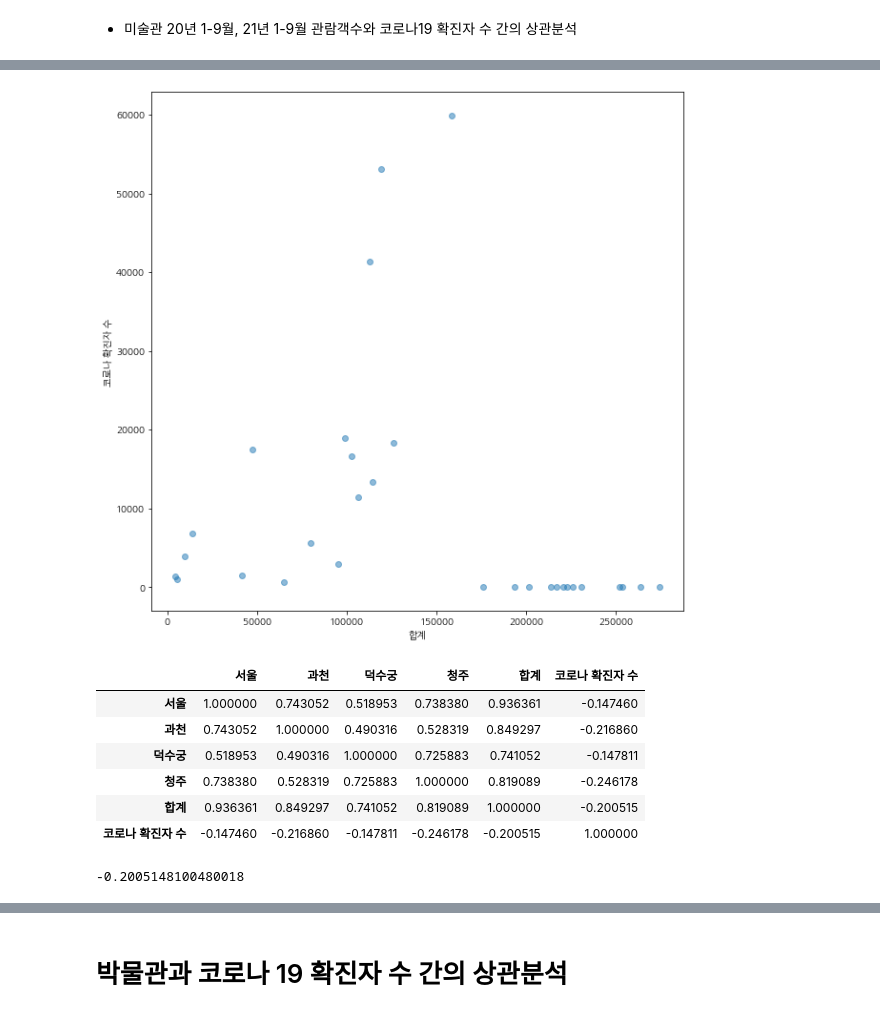
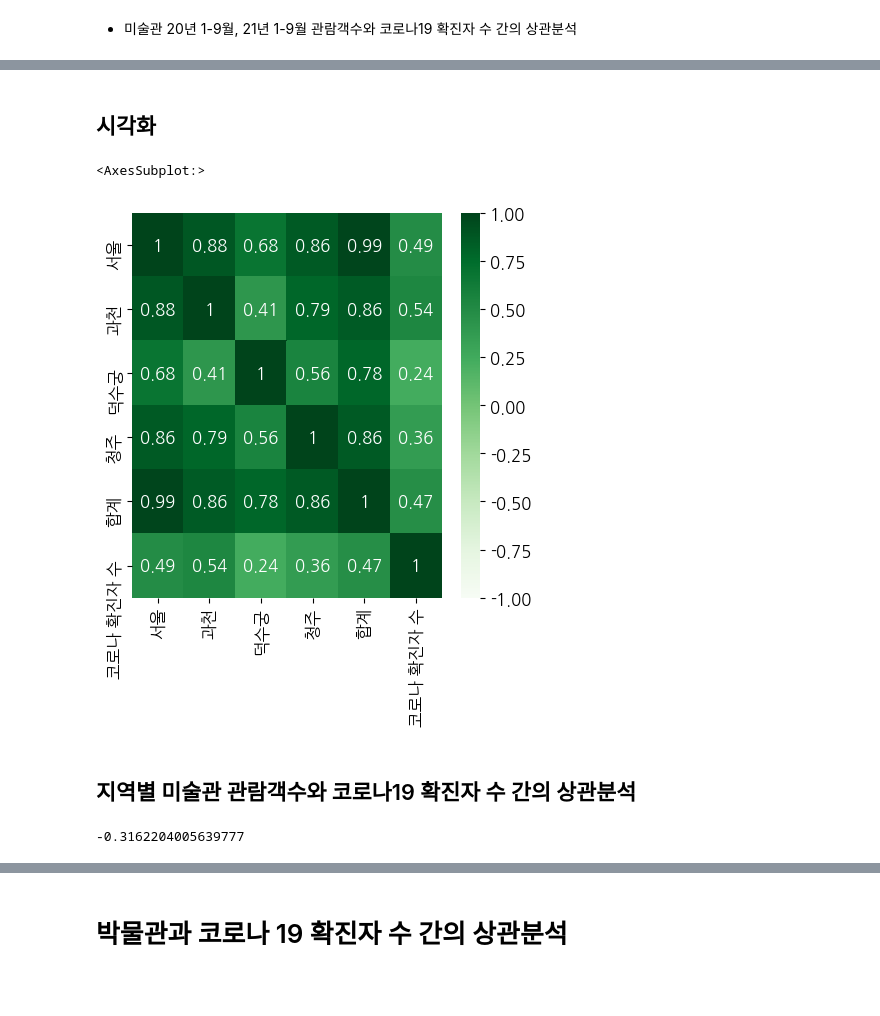
Before and after one commit to Hyeonjiwon/Python-Study, a Jupyter notebook: Data analysis/상관분석.ipynb, the cells around one changed output, grey strips where cells are left out. Drawn from its saved outputs; the diff is of its cells as text; code cells hidden in the pictures; blank space fills up the shorter version.

```diff
--- a/Data analysis/상관분석.ipynb
+++ b/Data analysis/상관분석.ipynb
@@ -62,0 +21,3 @@ dtype: int64
+# %%
+# 2020 + 2021
+test_df = pd.concat([art_df_20, art_df_21], axis = 0)
@@ -63,3 +31,5 @@ dtype: int64
+# %% [markdown]
+## 시각화
 # %%
 import matplotlib.pyplot as plt
 import matplotlib
@@ -69,27 +40,18 @@ matplotlib.rcParams['axes.unicode_minus'] = False
-# %%
-x = test_df['합계'].values
-y = test_df['코로나 확진자 수'].values
-
-plt.scatter(x, y, alpha = 0.5)
-plt.xlabel('합계')
-plt.ylabel('코로나 확진자 수')
-plt.show()
-# %% [output]
-[figure, removed]
-# %%
-# 피어슨 상관계수
-corr = test_df.corr(method = 'pearson')
-corr
-# %% [output]
-|  | 서울 | 과천 | 덕수궁 | 청주 | 합계 | 코로나 확진자 수 |
-| 서울 | 1.000000 | 0.743052 | 0.518953 | 0.738380 | 0.936361 | -0.147460 |
-| 과천 | 0.743052 | 1.000000 | 0.490316 | 0.528319 | 0.849297 | -0.216860 |
-| 덕수궁 | 0.518953 | 0.490316 | 1.000000 | 0.725883 | 0.741052 | -0.147811 |
-| 청주 | 0.738380 | 0.528319 | 0.725883 | 1.000000 | 0.819089 | -0.246178 |
-| 합계 | 0.936361 | 0.849297 | 0.741052 | 0.819089 | 1.000000 | -0.200515 |
-| 코로나 확진자 수 | -0.147460 | -0.216860 | -0.147811 | -0.246178 | -0.200515 | 1.000000 |
+# %%
+#heatmap으로 상관관계를 표시
+plt.rcParams["figure.figsize"] = (5,5)
+sns.heatmap(test_df.corr(),
+           annot = True, #실제 값 화면에 나타내기
+           cmap = 'Greens', #색상
+           vmin = -1, vmax=1 , #컬러차트 영역 -1 ~ +1
+          )
+# %% [output]
+<AxesSubplot:>
+[figure, added]
+# %% [markdown]
+##  지역별 미술관 관람객수와 코로나19 확진자 수 간의 상관분석
 # %%
 # 특정 필드에 대한 상관관계
-test_df['합계'].corr(test_df['코로나 확진자 수'])
+art_df_20['합계'].corr(art_df_20['코로나 확진자 수'])
 # %% [output]
--0.2005148100480018
+-0.3162204005639777
```
Also changed, not shown: parts of 22 cells of this notebook.
